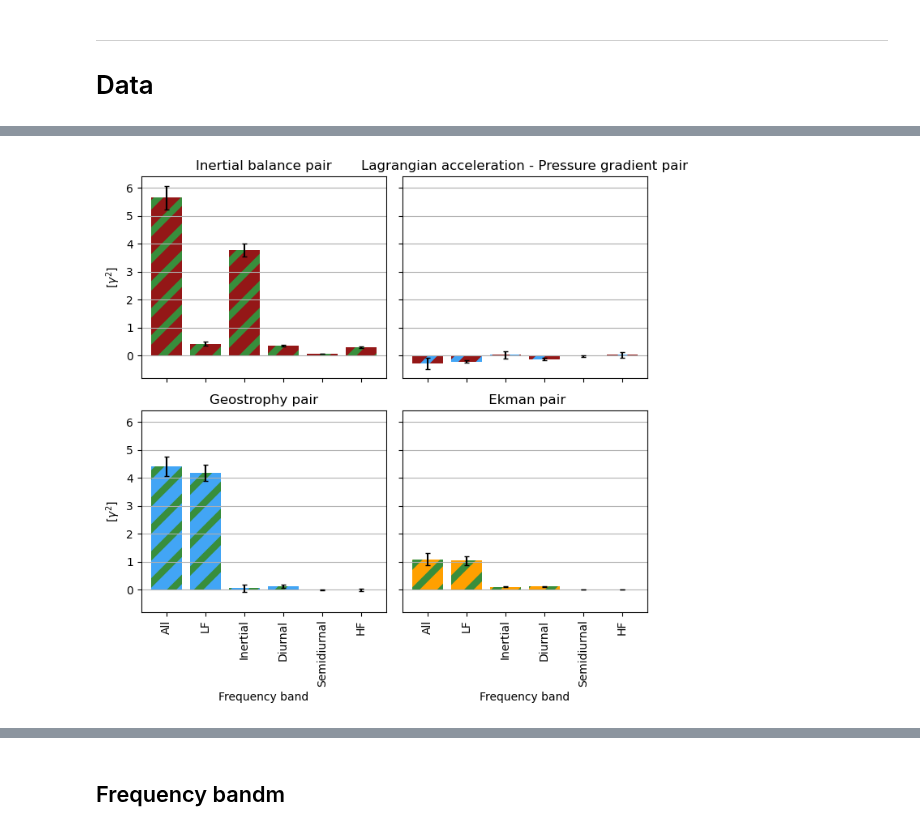
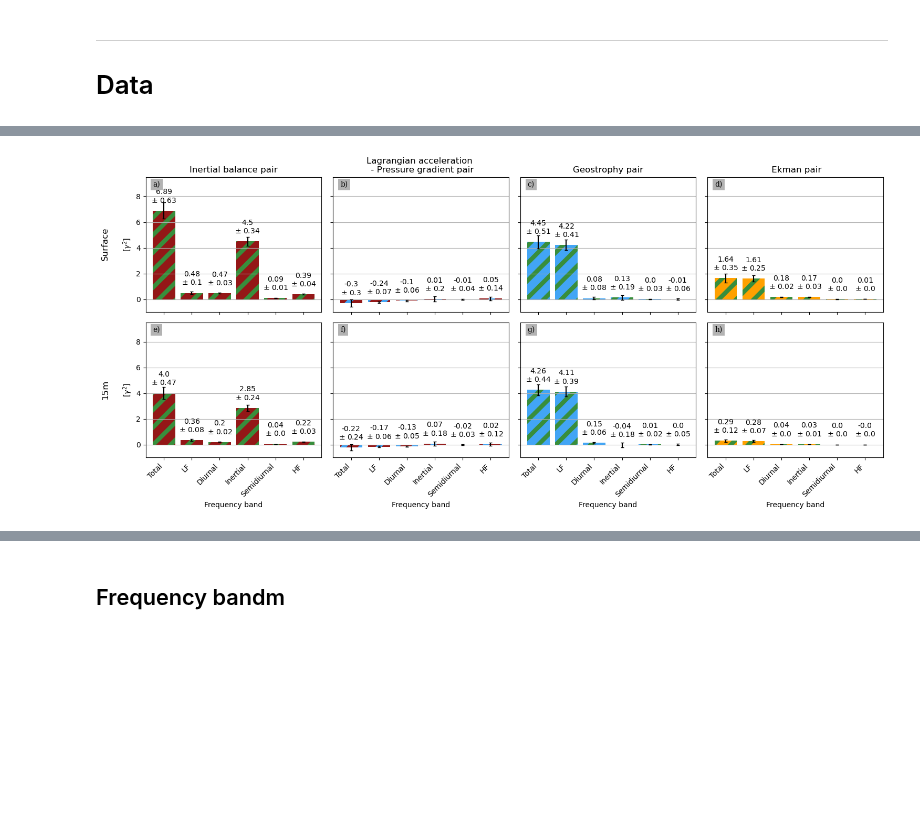
Before and after one commit to margot-demol/med_analysis, a Jupyter notebook: 20_dynamical_analysis/01_closure_spectral_decomp_surface.ipynb, the cells around one changed output, grey strips where cells are left out. Saved outputs shown, nothing was run; the diff lists cells and outputs as text; code cells hidden in the pictures; blank space fills up the shorter version.

Commit message:
structure diag + modif figures

```diff
--- a/20_dynamical_analysis/01_closure_spectral_decomp_surface.ipynb
+++ b/20_dynamical_analysis/01_closure_spectral_decomp_surface.ipynb
@@ -120,5 +123,24 @@ ds = (compute_variance(DS, compute_error='centrallimit')/U2).rename({'id_comb':'
 df = ds.to_dataframe().reset_index()
 df['Frequency band'] = ['All', 'LF', 'Inertial', 'Diurnal', 'Semidiurnal', 'HF']
 df = df.set_index('Frequency band')
+
+DS0 = ds0.where(ds0.depth==0, drop=True)
+DS0 = DS0.where(DS0.time_to_swot/pd.Timedelta('1h')<DT).dropna('row_number')
+DS0 = DS0.where(DS0.distance_to_coast>distance_to_coast_max, drop=True)
+DS0 = DS0.where((abs(DS0.sel(id_comb='HF').acce)<5e-5)&(abs(DS0.sel(id_comb='HF').accn)<5e-5))# outliers
+ds0_ = (compute_variance(DS0, compute_error='centrallimit')/U2).rename({'id_comb':'Frequency band'})
+df0 = ds0_.to_dataframe().reset_index()
+df0['Frequency band'] = ['All', 'LF', 'Inertial', 'Diurnal', 'Semidiurnal', 'HF']
+df0 = df0.set_index('Frequency band')
+
+
+DS15 = ds15.where(ds15.depth==15, drop=True)
+DS15 = DS15.where(DS15.time_to_swot/pd.Timedelta('1h')<DT).dropna('row_number')
+DS15 = DS15.where(DS15.distance_to_coast>distance_to_coast_max, drop=True)
+DS15 = DS15.where((abs(DS15.sel(id_comb='HF').acce)<5e-5)&(abs(DS15.sel(id_comb='HF').accn)<5e-5))# outliers
+ds15_ = (compute_variance(DS15, compute_error='centrallimit')/U2).rename({'id_comb':'Frequency band'})
+df15 = ds15_.to_dataframe().reset_index()
+df15['Frequency band'] = ['All', 'LF', 'Inertial', 'Diurnal', 'Semidiurnal', 'HF']
+df15 = df15.set_index('Frequency band')
 # %% [output]
 2211
@@ -185,42 +250,74 @@ fig.tight_layout()
 # %%
+def print_labels(df, X, ax):
+    for i in range(0, 6):
+        #SX = df.iloc[i][[v for v in df.columns if ('X_' in v)&('er__' not in v)]].sum()
+        #SX = df.loc['All'].X_cor_ggd
+        #erSX = df.loc['All'].er__X_cor_ggd
+
+        label = rf"{np.round(df[X].iloc[i], 2)}"+'\n'+rf"$\pm$ {np.round(df['er__' + X].iloc[i], 2)}"
+        #if i in [1,2, 3, 4] :
+        #    label = label + '\n' + rf"{int(df[X].iloc[i]/SX*100)} $\pm$ {int(df[X].iloc[i]/SX*100*((df['er__'+X]/df[X]).iloc[i] + erSX/SX))}%"
+        ax.text(i,
+                df[X].iloc[i] + 0.5,
+                label,
+                horizontalalignment="center",
+                verticalalignment="bottom",
+                rotation = 0
+            )
+
 plt.rcParams["axes.edgecolor"] = "k"
 plt.rcParams["hatch.linewidth"] = 6
-fig, axs = plt.subplots(2, 2, figsize = (7,7), frameon=False, sharex=True, sharey=True)
+
+fig, axs = plt.subplots(2,4, figsize = (15,7), frameon=False, sharex=True, sharey=True)
 axs = axs.flatten()
 
 kwargs = dict(hatch="/",width = 0.8, capsize=2)
-ax=axs[0]
-plt.rcParams["hatch.color"] = c0['cor']
-df.X_acc_cor.plot.bar(color = c0['acc'], ax=ax, yerr =df['er__X_acc_cor'], **kwargs)
-ax.set_title('Inertial balance pair')
 
-ax=axs[1]
-plt.rcParams["hatch.color"] = c0['ggd']
-df.X_acc_ggd.plot.bar(color = c0['acc'], ax=ax, yerr =df['er__X_acc_ggd'], **kwargs)
-ax.set_title('Lagrangian acceleration - Pressure gradient pair')
+def plot(df_, axs, init) :
+    ax=axs[init + 0]
+    plt.rcParams["hatch.color"] = c0['cor']
+    df_.X_acc_cor.plot.bar(color = c0['acc'], ax=ax, yerr =df_['er__X_acc_cor'], **kwargs)
+    print_labels(df_, 'X_acc_cor', ax)
 
-ax=axs[2]
-plt.rcParams["hatch.color"] = c0['cor']
-df.X_cor_ggd.plot.bar(color = c0['ggd'],ax=ax, yerr =df['er__X_cor_ggd'], **kwargs)
-ax.set_title('Geostrophy pair')
+    ax=axs[init + 1]
+    plt.rcParams["hatch.color"] = c0['ggd']
+    df_.X_acc_ggd.plot.bar(color = c0['acc'], ax=ax, yerr =df_['er__X_acc_ggd'], **kwargs)
+    print_labels(df_, 'X_acc_ggd', ax)
 
-#ax=axs[3]
-#plt.rcParams["hatch.color"] = c0['acc']
-#df.X_acc_wd.plot.bar(color = c0['wd'], hatch="/", ax=ax)
+    ax=axs[init + 2]
+    plt.rcParams["hatch.color"] = c0['cor']
+    df_.X_cor_ggd.plot.bar(color = c0['ggd'],ax=ax, yerr =df_['er__X_cor_ggd'], **kwargs)
+    print_labels(df_, 'X_cor_ggd', ax)
 
-ax=axs[3]
-plt.rcParams["hatch.color"] = c0['cor']
-df.X_cor_wd.plot.bar(color = c0['wd'], ax=ax, yerr =df['er__X_cor_wd'], **kwargs)
-ax.set_title(' Ekman pair')
 
-#ax=axs[5]
-#plt.rcParams["hatch.color"] = c0['ggd']
-#df.X_ggd_wd.plot.bar(color = c0['wd'], hatch="/", ax=ax)
+    ax=axs[init + 3]
+    plt.rcParams["hatch.color"] = c0['cor']
+    df_.X_cor_wd.plot.bar(color = c0['wd'], ax=ax, yerr =df_['er__X_cor_wd'], **kwargs)
+    print_labels(df_, 'X_cor_wd', ax)
+
+plot(df0, axs,0)
+plot(df15, axs, 4)
+
+axs[0].set_title('Inertial balance pair')
+axs[1].set_title('Lagrangian acceleration \n - Pressure gradient pair')
+axs[2].set_title('Geostrophy pair')
+axs[3].set_title(' Ekman pair')
+
+pad=0
+axs[0].annotate('Surface',xy = (-0.23, 0.5),  xycoords='axes fraction', textcoords='offset points',size='large', ha='center', va='center', rotation = 90)
+axs[4].annotate('15m',xy = (-0.23, 0.5),  xycoords='axes fraction', textcoords='offset points',size='large', ha='center', va='center', rotation = 90)
+
+l = ['a', 'b', 'c', 'd', 'e','f','g', 'h']
+for i in range(len(axs)):
+    put_fig_letter(fig, axs[i], l[i])
 
 for ax in axs :
     ax.grid(axis = 'y')
     ax.set_ylabel(r'[$\gamma^2$]')
+    ax.set_xticks([0, 1, 2, 3, 4, 5], ['Total', 'LF','Diurnal', 'Inertial', 'Semidiurnal', 'HF'], rotation=45, ha='right')
+
+axs[0].set_ylim(-1, 9.5)
 
 fig.tight_layout()
 # %% [output]
-[figure, old version]
+[figure, new version]
```
Also changed, not shown: parts of 24 cells of this notebook, 21 other files.
